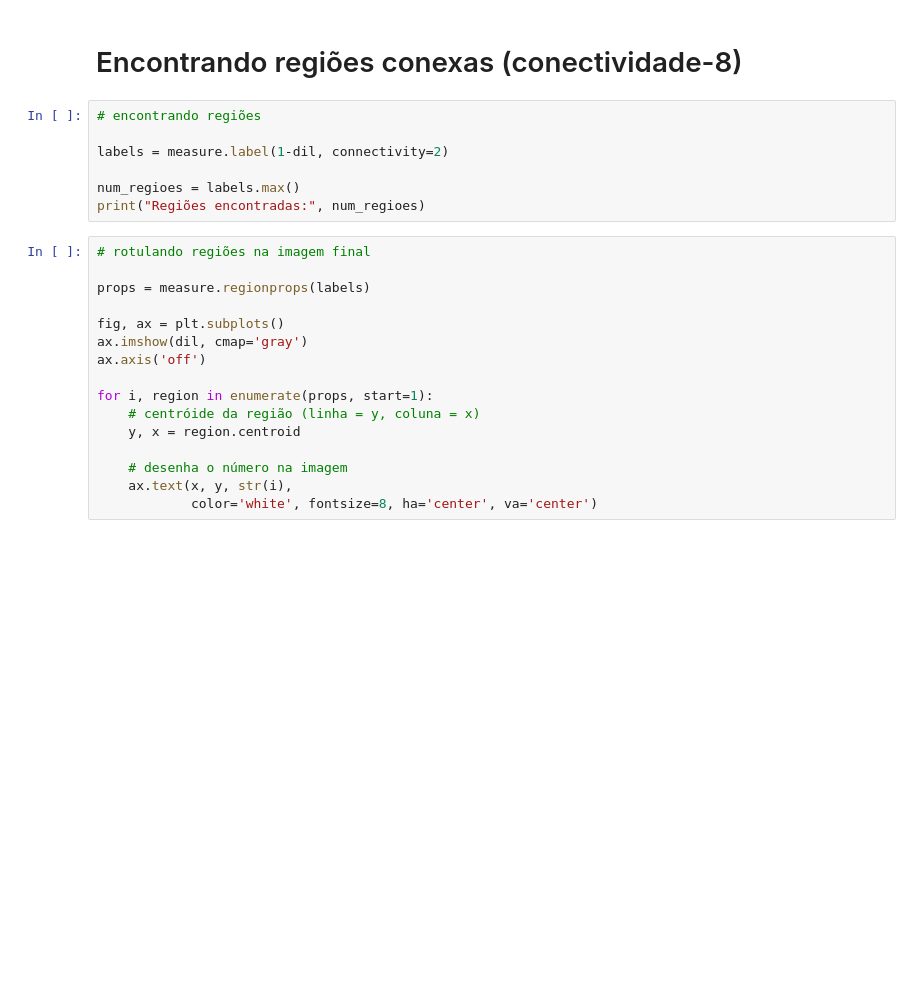
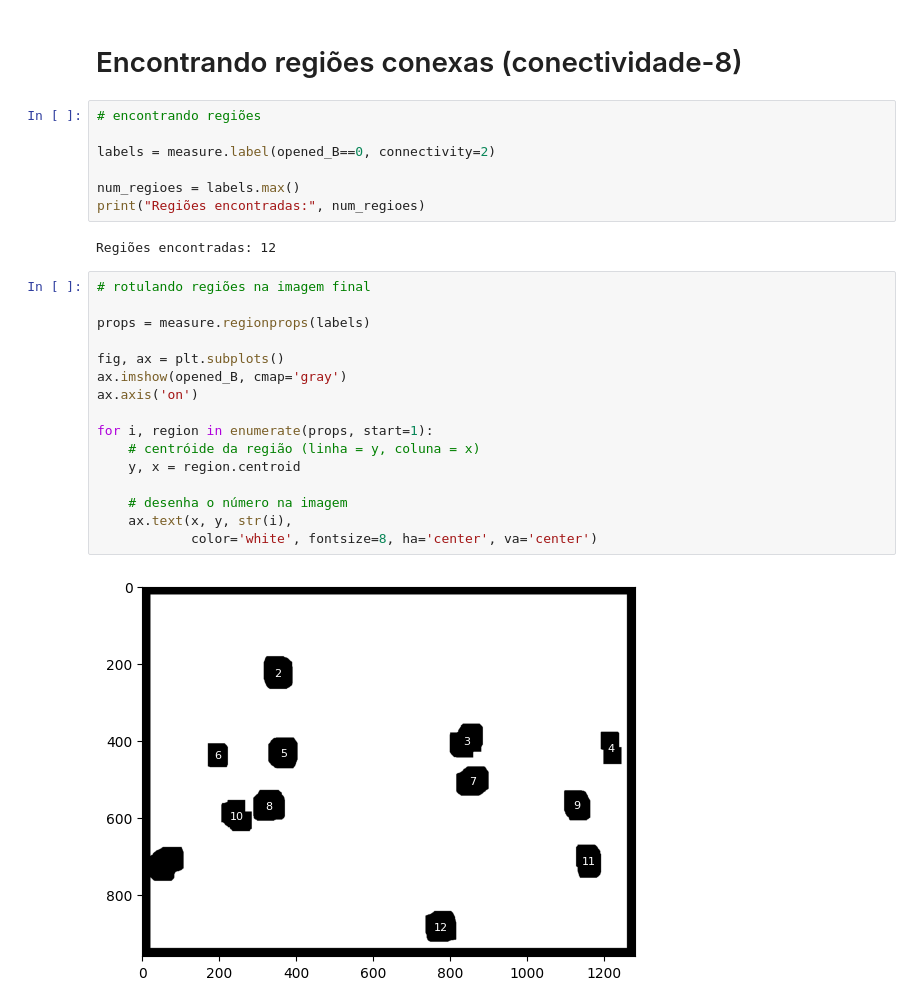
Before and after one commit to ravilon/ufpel-pdi, a Jupyter notebook: LAB10_Segmentacao.ipynb, the cells around one changed output. Saved outputs shown, nothing was run; the diff lists cells and outputs as text; blank space fills up the shorter version.

```diff
--- a/LAB10_Segmentacao.ipynb
+++ b/LAB10_Segmentacao.ipynb
@@ -137,23 +221,27 @@ def erosao(img, kernel):
 # %%
 # encontrando regiões
 
-labels = measure.label(1-dil, connectivity=2)
+labels = measure.label(opened_B==0, connectivity=2)
 
 num_regioes = labels.max()
 print("Regiões encontradas:", num_regioes)
+# %% [output]
+Regiões encontradas: 12
 # %%
 # rotulando regiões na imagem final
 
 props = measure.regionprops(labels)
 
 fig, ax = plt.subplots()
-ax.imshow(dil, cmap='gray')
-ax.axis('off')
+ax.imshow(opened_B, cmap='gray')
+ax.axis('on')
 
 for i, region in enumerate(props, start=1):
     # centróide da região (linha = y, coluna = x)
     y, x = region.centroid
 
     # desenha o número na imagem
     ax.text(x, y, str(i),
             color='white', fontsize=8, ha='center', va='center')
+# %% [output]
+[figure, added]
```
Also changed, not shown: parts of 11 cells of this notebook.
